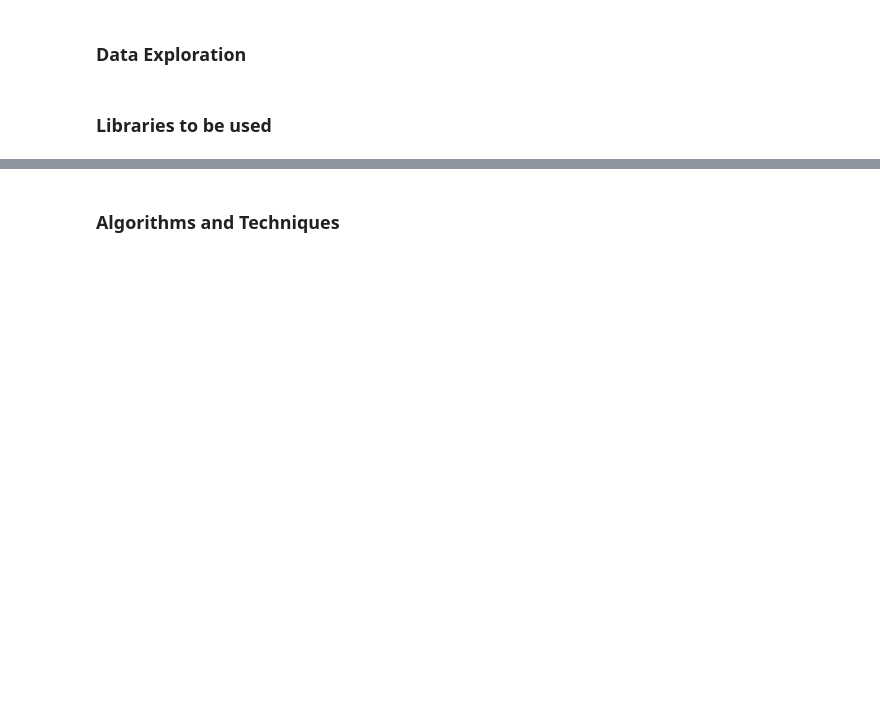
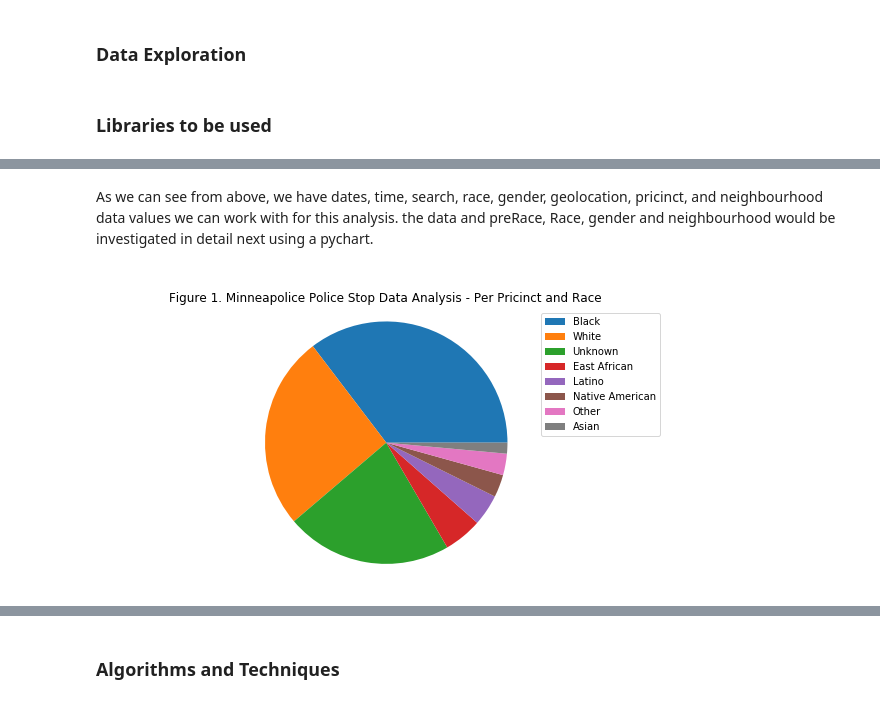
Before and after one commit to Afewerk/Data-Science, a Jupyter notebook: Capston #1 - Policing-Minneapolis.ipynb, the cells around one changed output, grey strips where cells are left out. Cells and saved outputs as stored; diff of their text form; code cells hidden in the pictures; blank space fills up the shorter version.

```diff
--- a/Capston #1 - Policing-Minneapolis.ipynb
+++ b/Capston #1 - Policing-Minneapolis.ipynb
@@ -35,0 +43,13 @@ df = pd.DataFrame(pd.read_excel('data\Police_stop_data.xlsx'))
+# %% [markdown]
+As we can see from above, we have dates, time, search, race, gender, geolocation, pricinct, and neighbourhood data values we can work with for this analysis. the data and preRace, Race, gender and neighbourhood would be investigated in detail next using a pychart.
+# %%
+#generating a pie chart on racial demographics
+Race = []
+Race.append(df['race'].value_counts())
+plt.figure(figsize=(10, 5))
+plt.pie(Race[0])
+plt.legend(Race[0].index, loc='upper right')
+plt.title('\nFigure 1. Minneapolice Police Stop Data Analysis - Per Pricinct and Race')
+plt.axis('equal');
+# %% [output]
+[figure, added]
```
Also changed, not shown: parts of 7 cells of this notebook.
